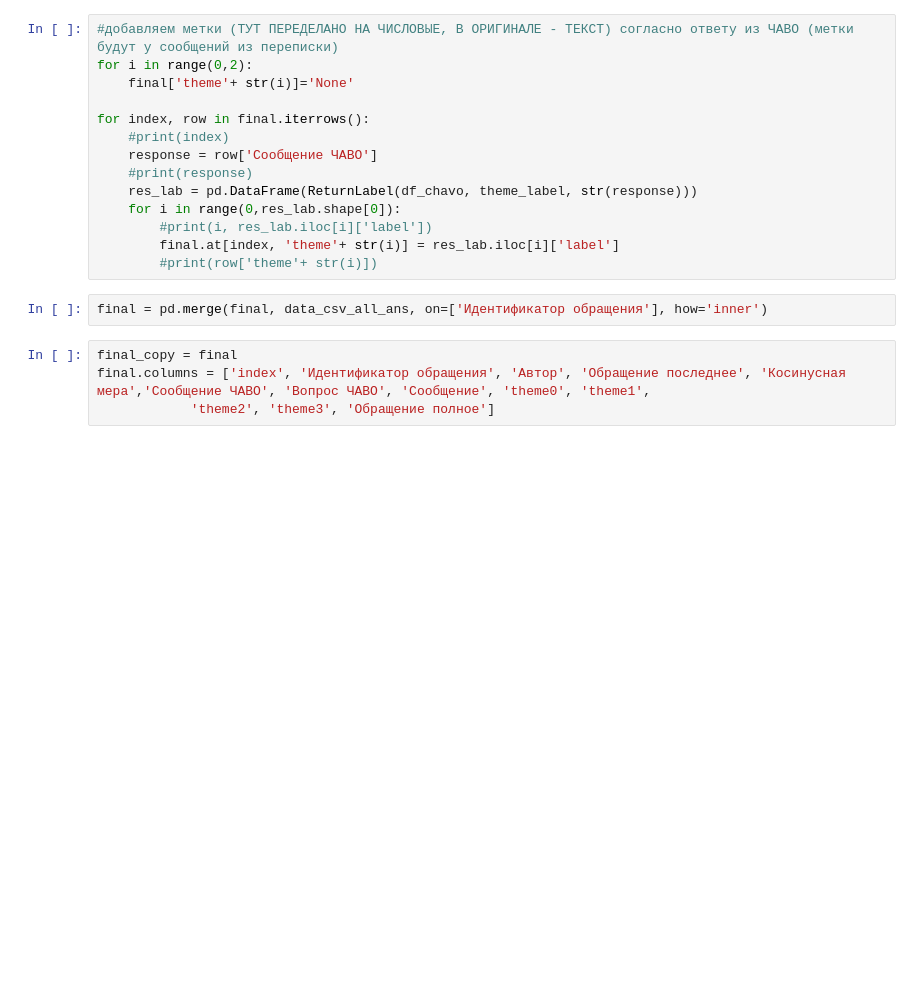
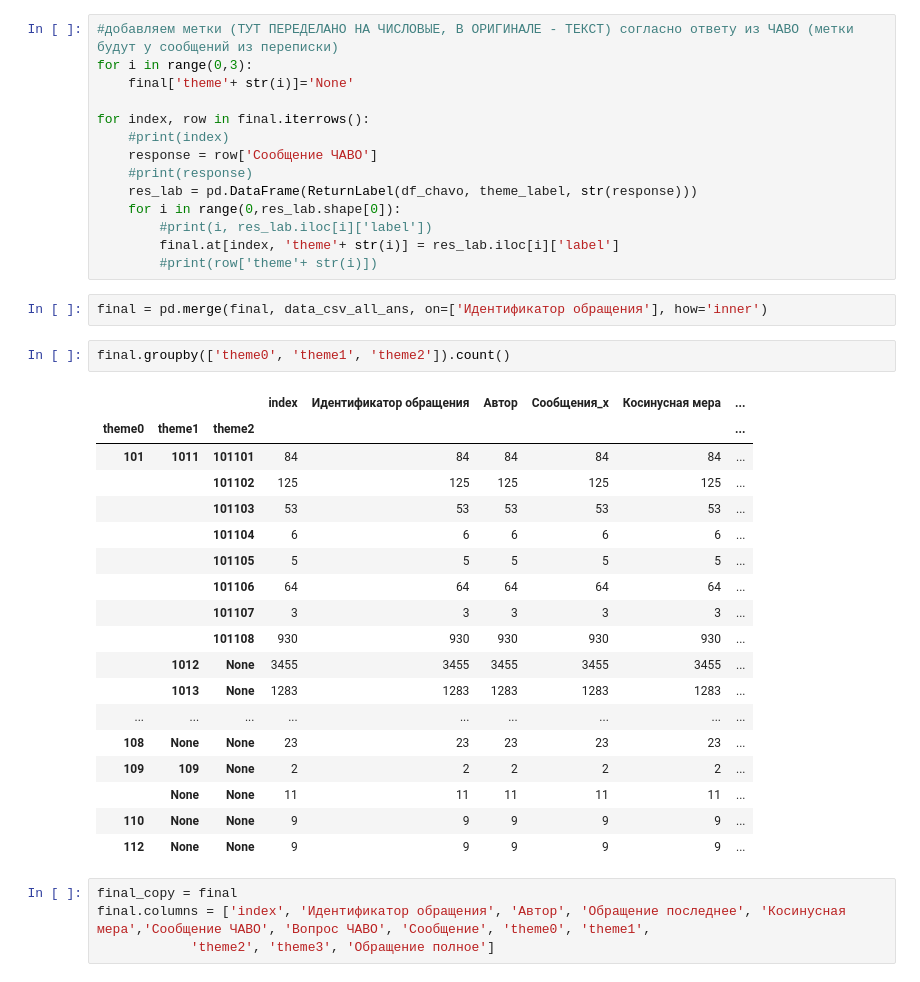
Before and after one commit to shushkova/diplom, a Jupyter notebook: td/classif/4.ipynb, the cells around one changed output. Cells and saved outputs as stored; diff of their text form; blank space fills up the shorter version.

```diff
--- a/td/classif/4.ipynb
+++ b/td/classif/4.ipynb
@@ -333,6 +339,6 @@ final.head()
 # %%
 #добавляем метки (ТУТ ПЕРЕДЕЛАНО НА ЧИСЛОВЫЕ, В ОРИГИНАЛЕ - ТЕКСТ) согласно ответу из ЧАВО (метки будут у сообщений из переписки)
-for i in range(0,2):
+for i in range(0,3):
     final['theme'+ str(i)]='None'
 
 for index, row in final.iterrows():
@@ -346,6 +352,27 @@ for index, row in final.iterrows():
         #print(row['theme'+ str(i)])
 # %%
 final = pd.merge(final, data_csv_all_ans, on=['Идентификатор обращения'], how='inner')
+# %%
+final.groupby(['theme0', 'theme1', 'theme2']).count()
+# %% [output]
+|  |  |  | index | Идентификатор обращения | Автор | Сообщения_x | Косинусная мера | ... |
+| theme0 | theme1 | theme2 |  |  |  |  |  | ... |
+| 101 | 1011 | 101101 | 84 | 84 | 84 | 84 | 84 | ... |
+|  |  | 101102 | 125 | 125 | 125 | 125 | 125 | ... |
+|  |  | 101103 | 53 | 53 | 53 | 53 | 53 | ... |
+|  |  | 101104 | 6 | 6 | 6 | 6 | 6 | ... |
+|  |  | 101105 | 5 | 5 | 5 | 5 | 5 | ... |
+|  |  | 101106 | 64 | 64 | 64 | 64 | 64 | ... |
+|  |  | 101107 | 3 | 3 | 3 | 3 | 3 | ... |
+|  |  | 101108 | 930 | 930 | 930 | 930 | 930 | ... |
+|  | 1012 | None | 3455 | 3455 | 3455 | 3455 | 3455 | ... |
+|  | 1013 | None | 1283 | 1283 | 1283 | 1283 | 1283 | ... |
+| ... | ... | ... | ... | ... | ... | ... | ... | ... |
+| 108 | None | None | 23 | 23 | 23 | 23 | 23 | ... |
+| 109 | 109 | None | 2 | 2 | 2 | 2 | 2 | ... |
+|  | None | None | 11 | 11 | 11 | 11 | 11 | ... |
+| 110 | None | None | 9 | 9 | 9 | 9 | 9 | ... |
+| 112 | None | None | 9 | 9 | 9 | 9 | 9 | ... |
 # %%
 final_copy = final
 final.columns = ['index', 'Идентификатор обращения', 'Автор', 'Обращение последнее', 'Косинусная мера','Сообщение ЧАВО', 'Вопрос ЧАВО', 'Сообщение', 'theme0', 'theme1',
```
Also changed, not shown: parts of 11 cells of this notebook, 5 other files.
